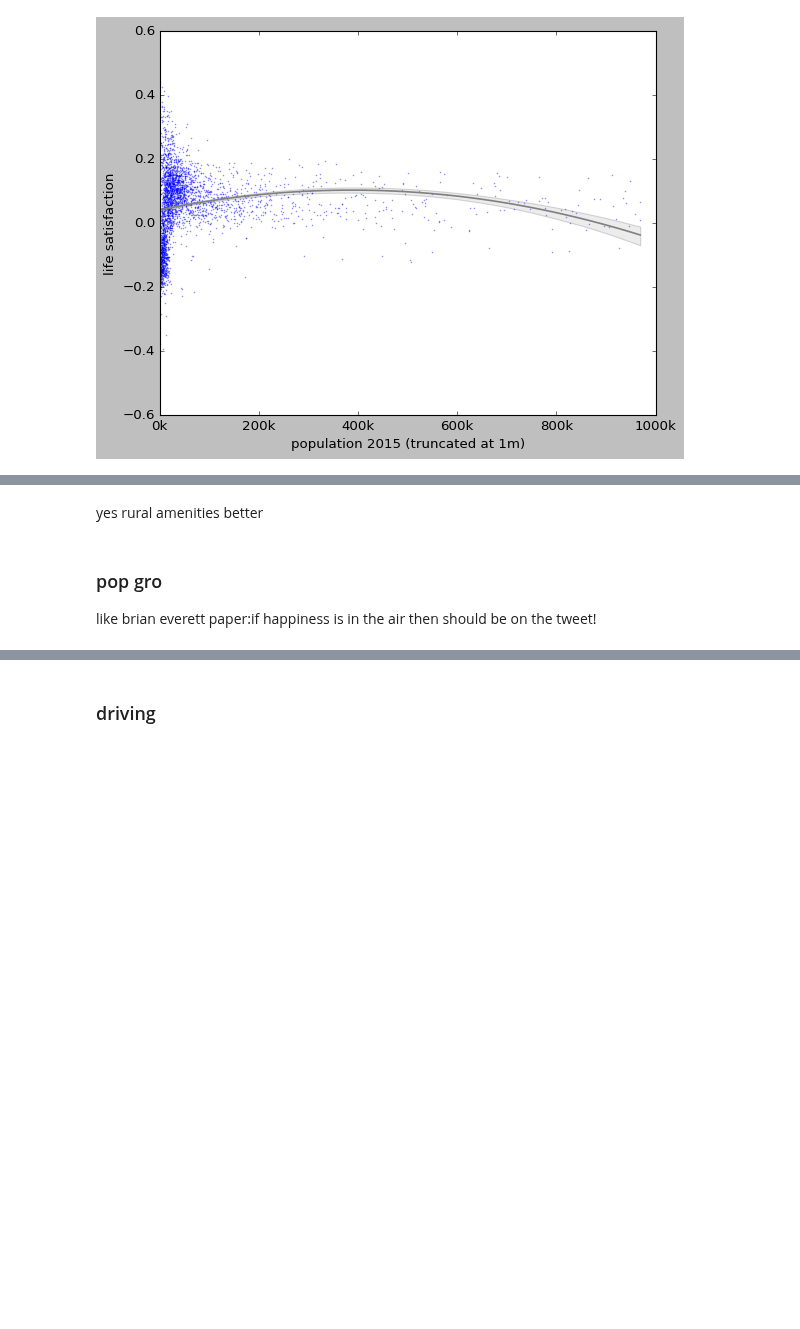
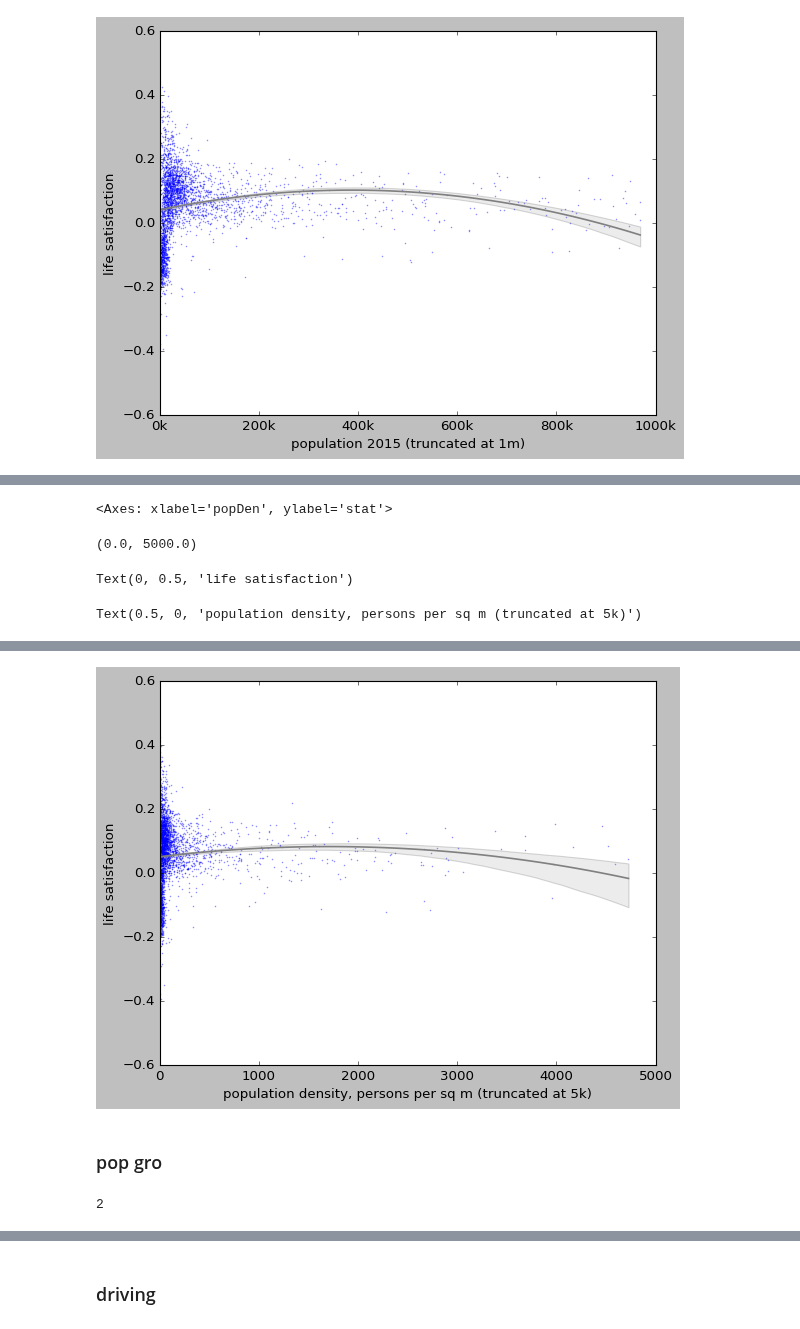
Before and after one commit to theaok/hfgi, a Jupyter notebook: hfgi.ipynb, the cells around one changed output, grey strips where cells are left out. Saved outputs shown, nothing was run; the diff lists cells and outputs as text; code cells hidden in the pictures; blank space fills up the shorter version.

```diff
--- a/hfgi.ipynb
+++ b/hfgi.ipynb
@@ -728,5 +742,20 @@ print(model.summary())
-# %% [markdown]
-yes rural amenities better
-# %% [markdown]
-### pop gro
-like brian everett paper:if happiness is in the air then should be on the tweet!
+# %%
+fig, ax = plt.subplots(figsize=(8, 6))
+sns.regplot(ax=ax,data=a5kd, y='stat', x='popDen', order=2,
+            scatter_kws={'alpha':0.3, 's':1,'color':'blue'},line_kws={'color':'grey'})
+ax.set_xlim(0,5000)
+#plt.axhline(0.055, color='black', linestyle='--', alpha=0.5)
+
+#import matplotlib.ticker as ticker
+#formatter = ticker.FuncFormatter(lambda x, pos: f'{int(x*1e-3)}k')
+#ax.xaxis.set_major_formatter(formatter)
+ax.set_ylabel('life satisfaction')
+ax.set_xlabel('population density, persons per sq m (truncated at 5k, 19obs dropped)')
+
+plt.savefig('fig.eps',bbox_inches='tight',transparent=True) #,pad_inches=0.1, dpi=200, transparent=True #eps, jpeg, jpg, pdf, pgf, png, ps, raw, rgba, svg, svgz, tif, tiff
+files.download('fig.eps') #note can also right click fig and save image as
+# %% [output]
+<Axes: xlabel='popDen', ylabel='stat'>
+(0.0, 5000.0)
+Text(0, 0.5, 'life satisfaction')
+Text(0.5, 0, 'population density, persons per sq m (truncated at 5k)')
@@ -732,0 +765,8 @@ like brian everett paper:if happiness is in the air then should be on the tweet!
+[figure, added]
+# %% [markdown]
+### pop gro
+# %%
+a50pop =a[a['popGro1510'] < 50]
+len(a[a['popGro1510'] > 50])
+# %% [output]
+2
```
Also changed, not shown: parts of 8 cells of this notebook.
